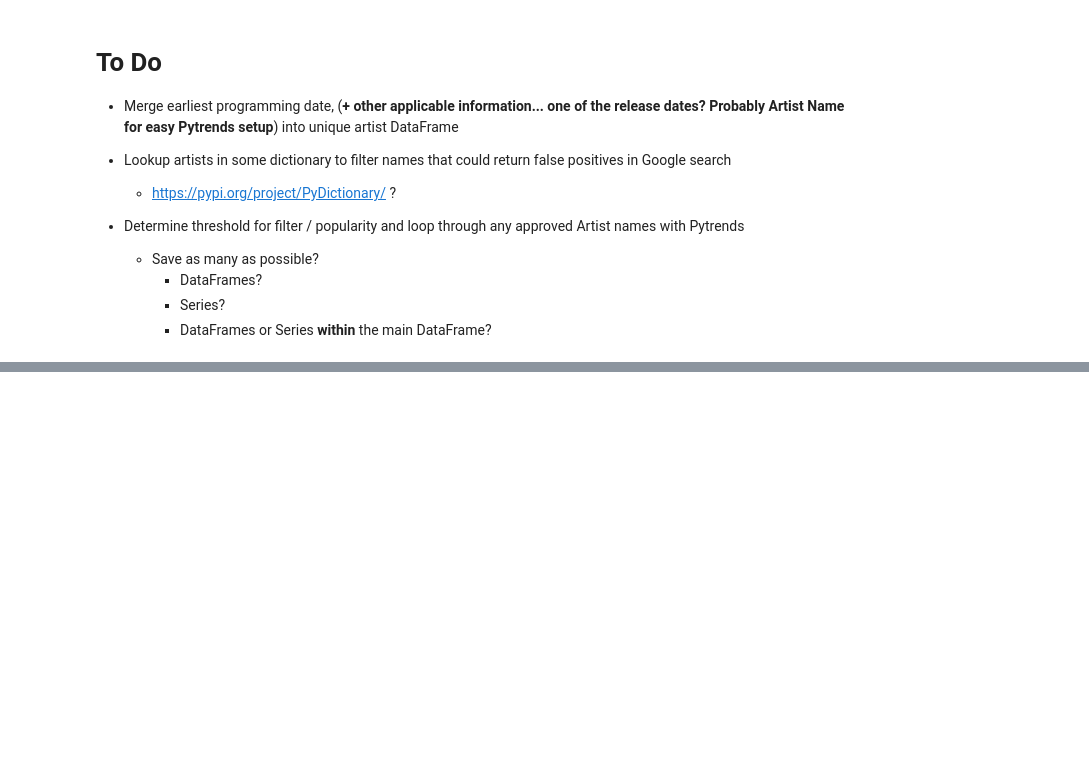
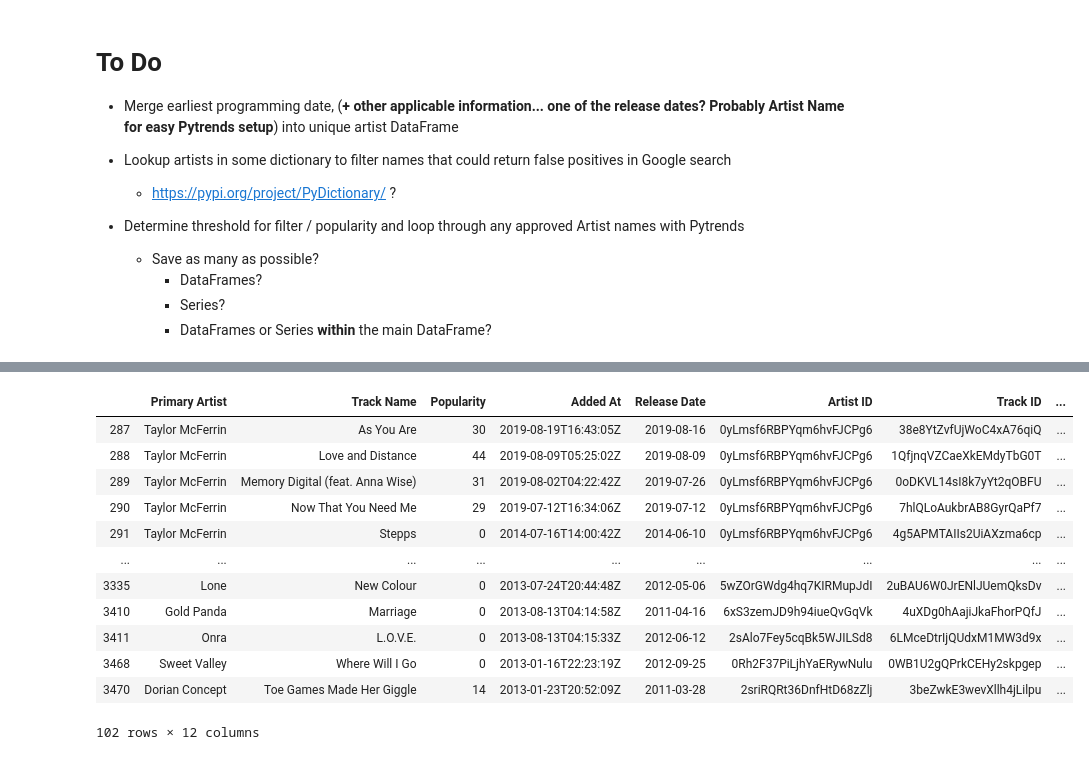
Before and after one commit to 2116kbps/artist-popularity-eda, a Jupyter notebook: Artist Popularity EDA.ipynb, the cells around one changed output, grey strips where cells are left out. Drawn from its saved outputs; the diff is of its cells as text; code cells hidden in the pictures; blank space fills up the shorter version.

```diff
--- a/Artist Popularity EDA.ipynb
+++ b/Artist Popularity EDA.ipynb
@@ -286,0 +301,18 @@ artists_df
+# %%
+selection = ['wonky']
+genre_mask = mps_artists_inner_df['Genres'].apply(lambda x: any(item for item in selection if item in x))
+mps_artists_inner_df[genre_mask]
+# %% [output]
+|  | Primary Artist | Track Name | Popularity | Added At | Release Date | Artist ID | Track ID | ... |
+| 287 | Taylor McFerrin | As You Are | 30 | 2019-08-19T16:43:05Z | 2019-08-16 | 0yLmsf6RBPYqm6hvFJCPg6 | 38e8YtZvfUjWoC4xA76qiQ | ... |
+| 288 | Taylor McFerrin | Love and Distance | 44 | 2019-08-09T05:25:02Z | 2019-08-09 | 0yLmsf6RBPYqm6hvFJCPg6 | 1QfjnqVZCaeXkEMdyTbG0T | ... |
+| 289 | Taylor McFerrin | Memory Digital (feat. Anna Wise) | 31 | 2019-08-02T04:22:42Z | 2019-07-26 | 0yLmsf6RBPYqm6hvFJCPg6 | 0oDKVL14sI8k7yYt2qOBFU | ... |
+| 290 | Taylor McFerrin | Now That You Need Me | 29 | 2019-07-12T16:34:06Z | 2019-07-12 | 0yLmsf6RBPYqm6hvFJCPg6 | 7hlQLoAukbrAB8GyrQaPf7 | ... |
+| 291 | Taylor McFerrin | Stepps | 0 | 2014-07-16T14:00:42Z | 2014-06-10 | 0yLmsf6RBPYqm6hvFJCPg6 | 4g5APMTAIIs2UiAXzma6cp | ... |
+| ... | ... | ... | ... | ... | ... | ... | ... | ... |
+| 3335 | Lone | New Colour | 0 | 2013-07-24T20:44:48Z | 2012-05-06 | 5wZOrGWdg4hq7KIRMupJdI | 2uBAU6W0JrENlJUemQksDv | ... |
+| 3410 | Gold Panda | Marriage | 0 | 2013-08-13T04:14:58Z | 2011-04-16 | 6xS3zemJD9h94iueQvGqVk | 4uXDg0hAajiJkaFhorPQfJ | ... |
+| 3411 | Onra | L.O.V.E. | 0 | 2013-08-13T04:15:33Z | 2012-06-12 | 2sAlo7Fey5cqBk5WJILSd8 | 6LMceDtrIjQUdxM1MW3d9x | ... |
+| 3468 | Sweet Valley | Where Will I Go | 0 | 2013-01-16T22:23:19Z | 2012-09-25 | 0Rh2F37PiLjhYaERywNulu | 0WB1U2gQPrkCEHy2skpgep | ... |
+| 3470 | Dorian Concept | Toe Games Made Her Giggle | 14 | 2013-01-23T20:52:09Z | 2011-03-28 | 2sriRQRt36DnfHtD68zZlj | 3beZwkE3wevXllh4jLilpu | ... |
+102 rows × 12 columns
```
Also changed, not shown: parts of 12 cells of this notebook.
